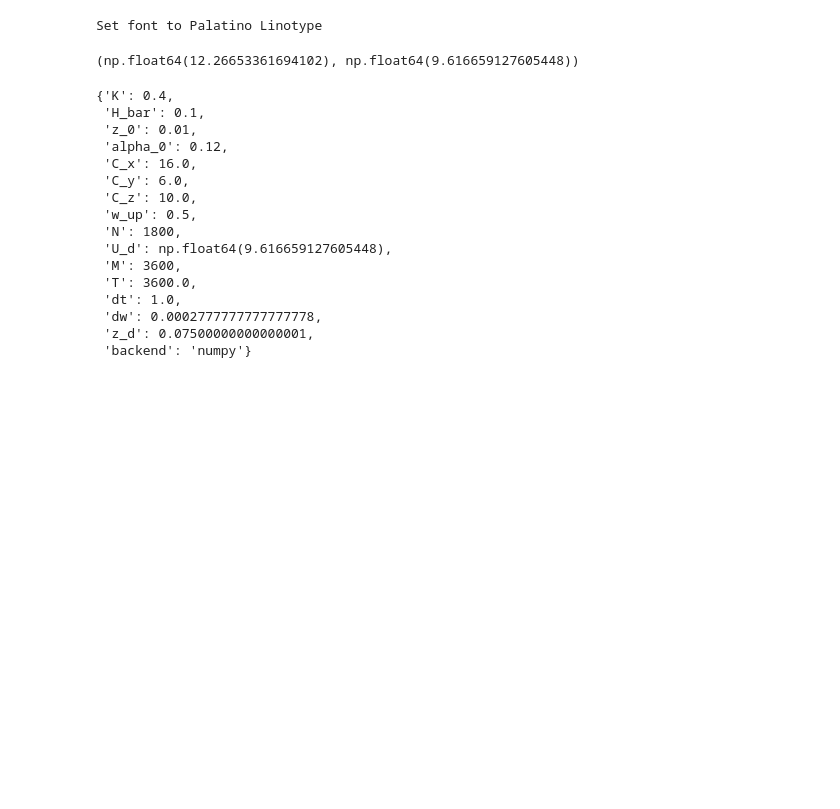
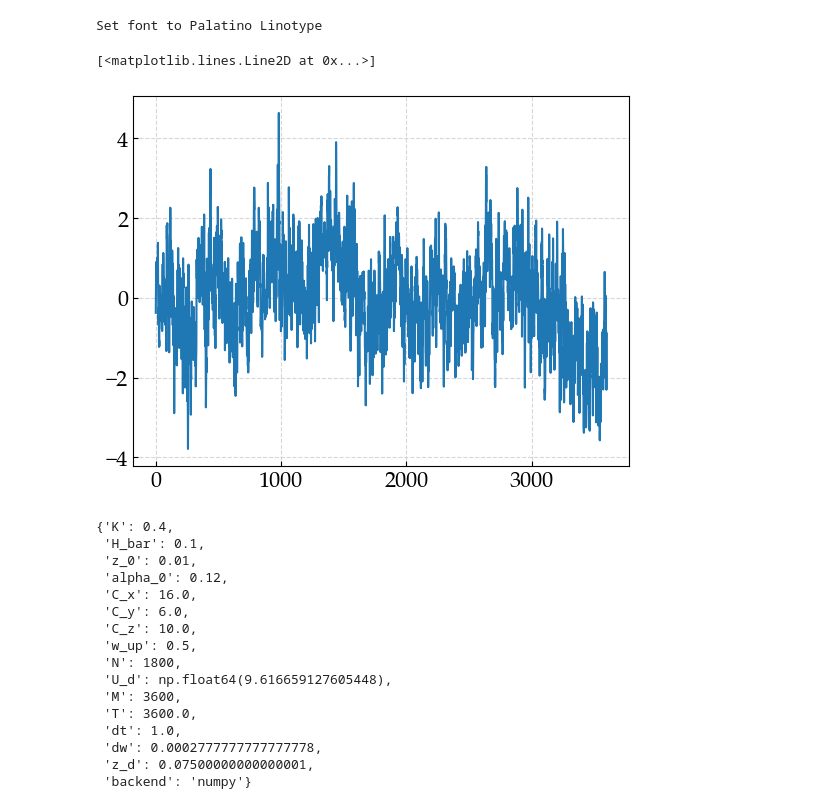
Before and after one commit to NanxiiChen/wind-simulation-GPU, a Jupyter notebook: examples/simulate_bridge_wind.ipynb, the cells around one changed output. Cells and saved outputs as stored; diff of their text form; code cells hidden in the pictures; blank space fills up the shorter version.

```diff
--- a/examples/simulate_bridge_wind.ipynb
+++ b/examples/simulate_bridge_wind.ipynb
@@ -95,9 +93,8 @@ frequencies, psd, reference_psd = calculate_measured_psd(ux, uy, return_ref=True
-# %%
-mean_wind_speed = np.sqrt(np.mean(ux)**2 + np.mean(uy)**2)
-u10 = mean_wind_speed / (76/10)**0.12
-mean_wind_speed, u10
-# %% [output]
-(np.float64(12.26653361694102), np.float64(9.616659127605448))
+# %%
+plt.plot(uu)
+# %% [output]
+[<matplotlib.lines.Line2D at 0x...>]
+[figure, added]
 # %%
 
 from stochastic_wind_simulate import get_simulator, get_visualizer
```
Also changed, not shown: parts of 5 cells of this notebook, 10 other files.
